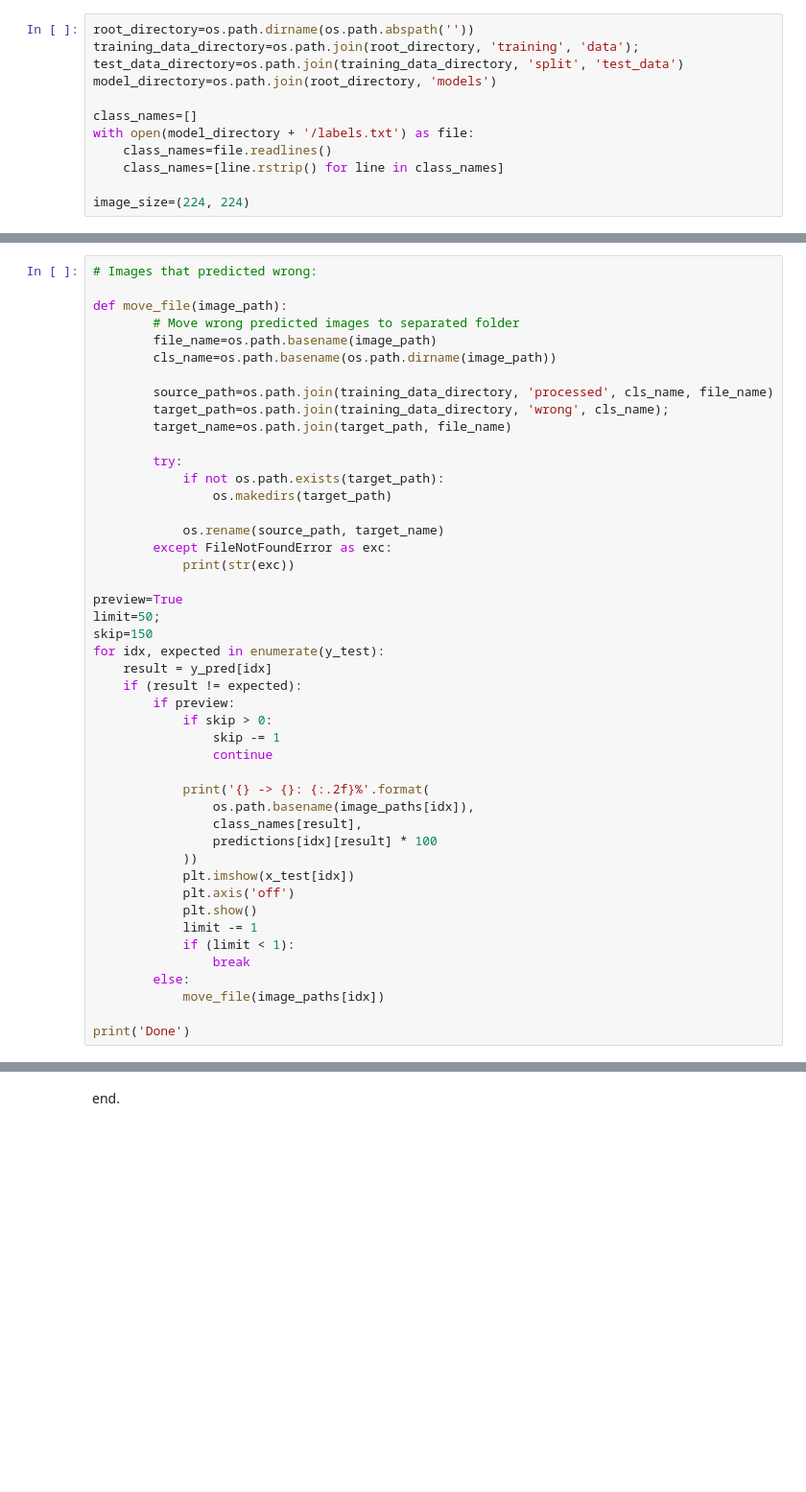
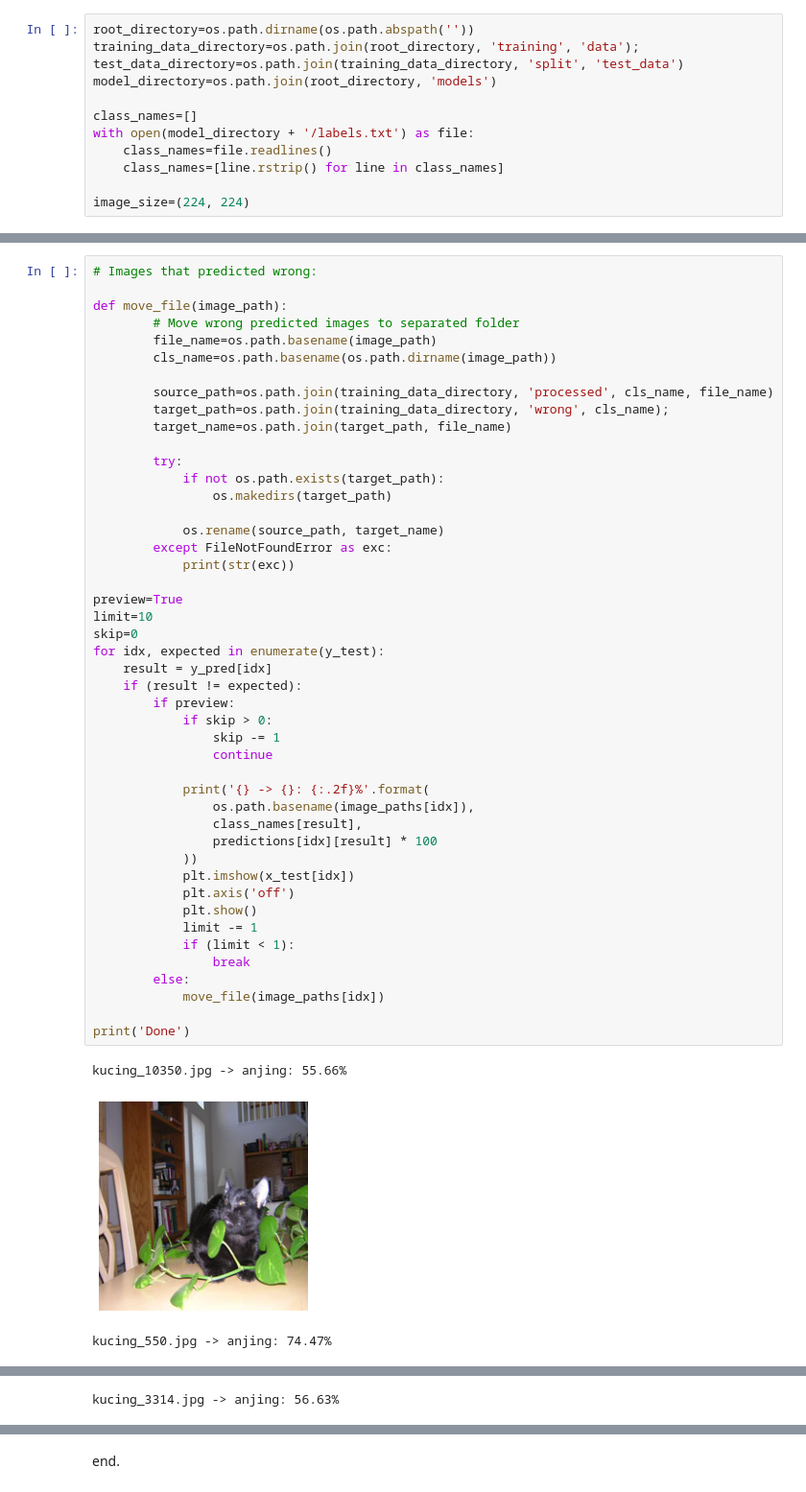
Before and after one commit to anggara-kaskus/image-classification, a Jupyter notebook: notebooks/tester.ipynb, the cells around one changed output, grey strips where cells are left out. Shown at 96% size. Drawn from its saved outputs; the diff is of its cells as text; blank space fills up the shorter version.

```diff
--- a/notebooks/tester.ipynb
+++ b/notebooks/tester.ipynb
@@ -160,32 +202,36 @@ def move_file(image_path):
                 os.makedirs(target_path)
 
             os.rename(source_path, target_name)
         except FileNotFoundError as exc:
             print(str(exc))
 
 preview=True
-limit=50;
-skip=150
+limit=10
+skip=0
 for idx, expected in enumerate(y_test):
     result = y_pred[idx]
     if (result != expected):
         if preview:
             if skip > 0:
                 skip -= 1
                 continue
 
             print('{} -> {}: {:.2f}%'.format(
                 os.path.basename(image_paths[idx]),
                 class_names[result],
                 predictions[idx][result] * 100
             ))
             plt.imshow(x_test[idx])
             plt.axis('off')
             plt.show()
             limit -= 1
             if (limit < 1):
                 break
         else:
             move_file(image_paths[idx])
 
 print('Done')
+# %% [output]
+kucing_10350.jpg -> anjing: 55.66%
+[figure, added]
+kucing_550.jpg -> anjing: 74.47%
@@ -191,0 +239 @@ print('Done')
+kucing_3314.jpg -> anjing: 56.63%
```
Also changed, not shown: parts of 7 cells of this notebook, 27 other files.
